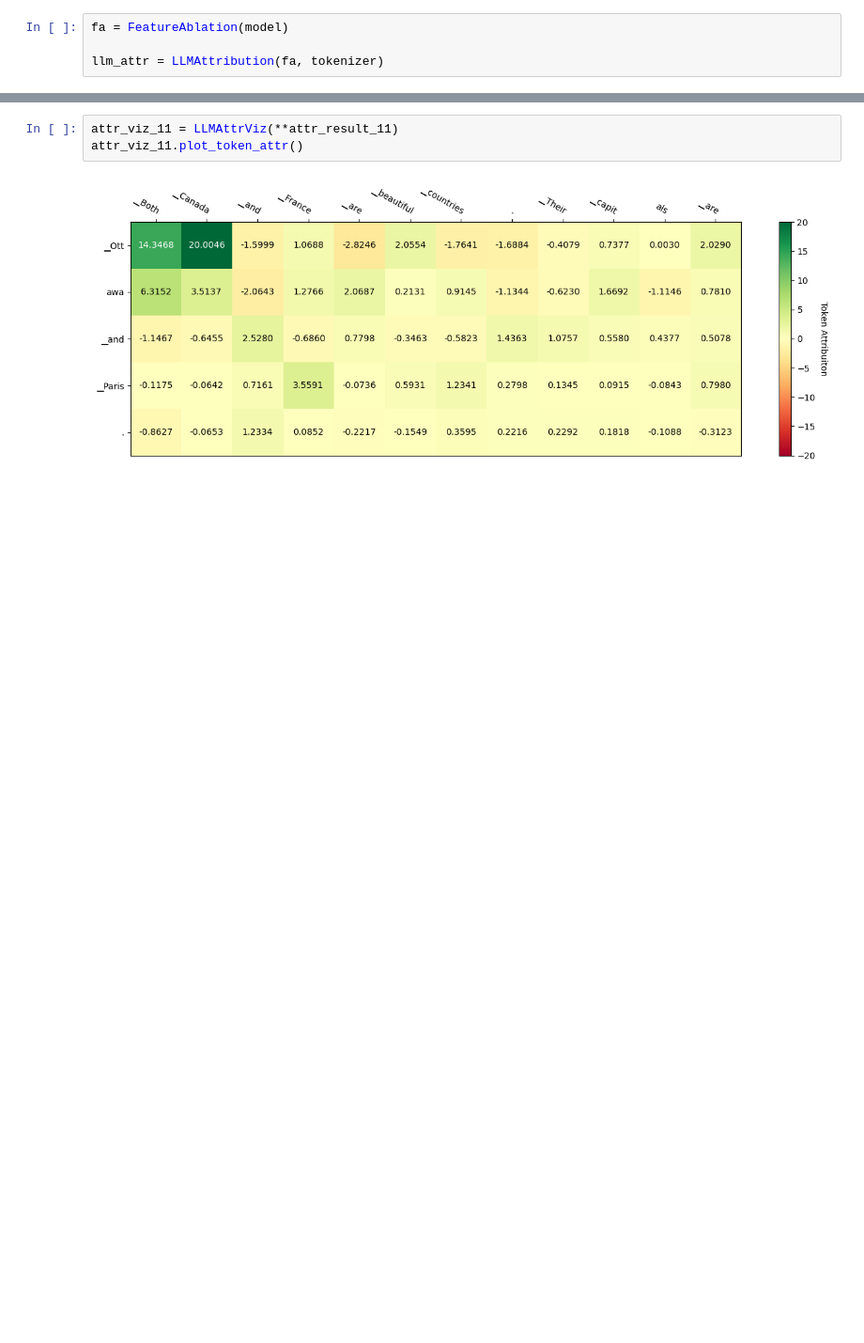
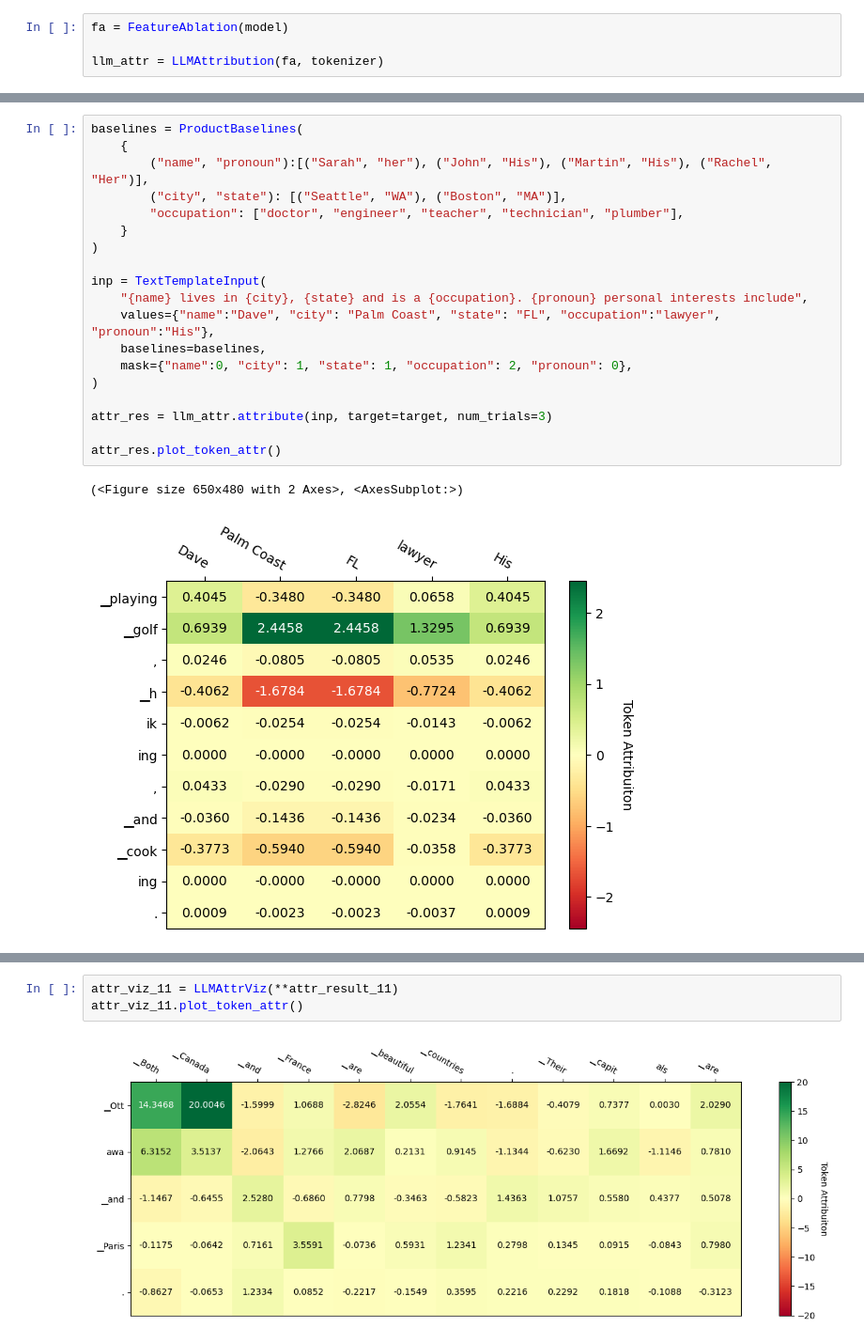
Before and after one commit to pytorch/captum, a Jupyter notebook: tutorials/LLama2-Captum-Demo.ipynb, the cells around one changed output, grey strips where cells are left out. Shown at 94% size. Drawn from its saved outputs; the diff is of its cells as text; blank space fills up the shorter version.

```diff
--- a/tutorials/LLama2-Captum-Demo.ipynb
+++ b/tutorials/LLama2-Captum-Demo.ipynb
@@ -1248,0 +159,22 @@ log_probs tensor([-9.7633], device='cuda:0')
+# %%
+baselines = ProductBaselines(
+    {
+        ("name", "pronoun"):[("Sarah", "her"), ("John", "His"), ("Martin", "His"), ("Rachel", "Her")],
+        ("city", "state"): [("Seattle", "WA"), ("Boston", "MA")],
+        "occupation": ["doctor", "engineer", "teacher", "technician", "plumber"],
+    }
+)
+
+inp = TextTemplateInput(
+    "{name} lives in {city}, {state} and is a {occupation}. {pronoun} personal interests include",
+    values={"name":"Dave", "city": "Palm Coast", "state": "FL", "occupation":"lawyer", "pronoun":"His"},
+    baselines=baselines,
+    mask={"name":0, "city": 1, "state": 1, "occupation": 2, "pronoun": 0},
+)
+
+attr_res = llm_attr.attribute(inp, target=target, num_trials=3)
+
+attr_res.plot_token_attr()
+# %% [output]
+(<Figure size 650x480 with 2 Axes>, <AxesSubplot:>)
+[figure, added]
```
Also changed, not shown: parts of 76 cells of this notebook.
